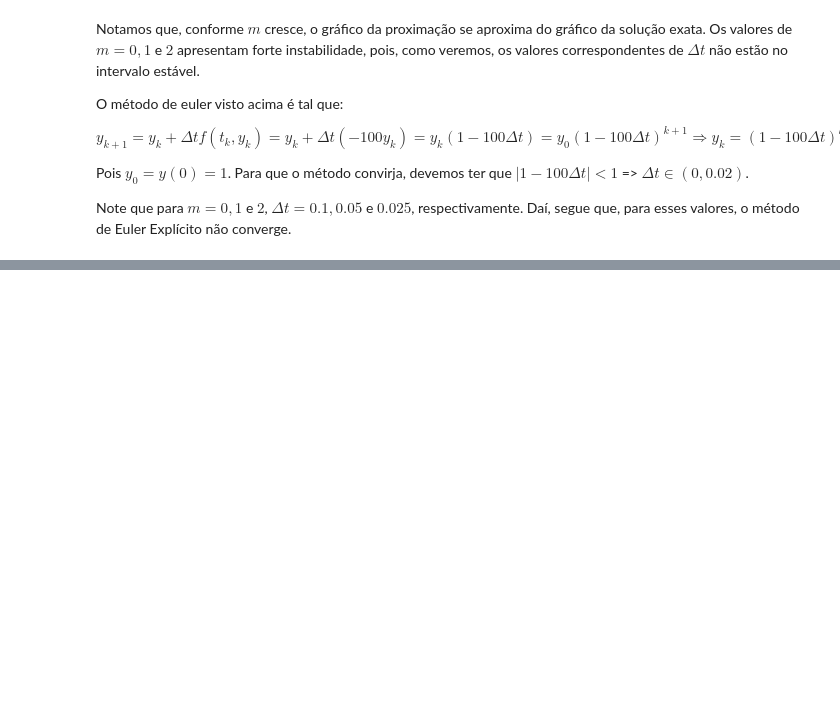
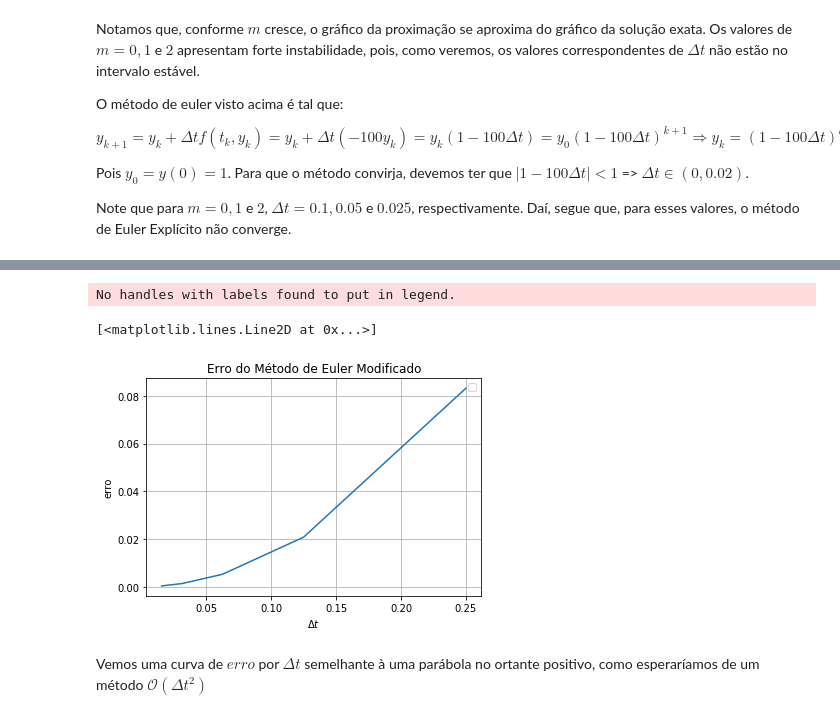
Before and after one commit to yankaled/numerico_passo_unico, a Jupyter notebook: tarefa2.ipynb, the cells around one changed output, grey strips where cells are left out. Cells and saved outputs as stored; diff of their text form; code cells hidden in the pictures; blank space fills up the shorter version.

```diff
--- a/tarefa2.ipynb
+++ b/tarefa2.ipynb
@@ -160,0 +192,14 @@ Note que para $m = 0, 1$ e $2$, $\Delta t = 0.1, 0.05$ e $0.025$, respectivament
+# %%
+plt.title('Erro do Método de Euler Modificado')
+plt.xlabel('$\Delta t$')
+plt.ylabel('erro')
+
+plt.grid(True)
+plt.legend()
+plt.plot(deltas, erros)
+# %% [output]
+No handles with labels found to put in legend.
+[<matplotlib.lines.Line2D at 0x...>]
+[figure, added]
+# %% [markdown]
+Vemos uma curva de $erro$ por $\Delta t$ semelhante à uma parábola no ortante positivo, como esperaríamos de um método $\mathcal{O}(\Delta t ^{2})$
```
Also changed, not shown: parts of 19 cells of this notebook.
